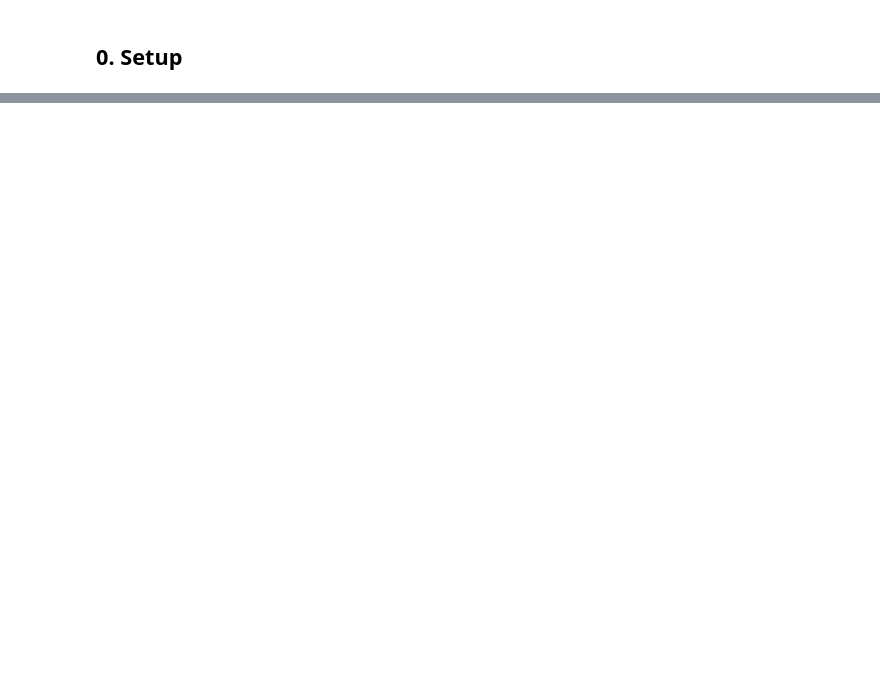
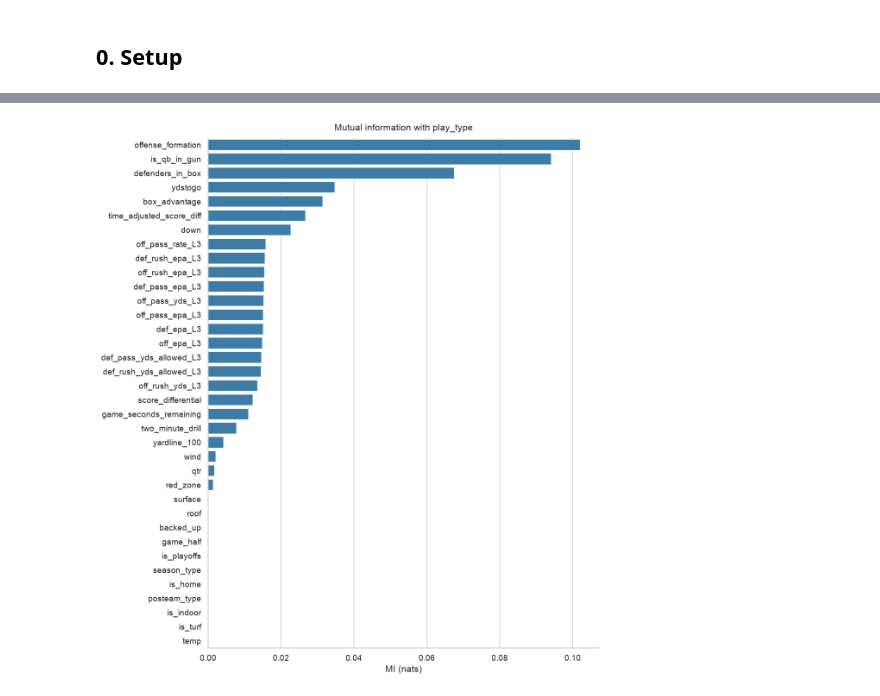
Before and after one commit to cyrusnavasca/nfl-play-intelligence, a Jupyter notebook: notebooks/02_feature_selection.ipynb, the cells around one changed output, grey strips where cells are left out. Drawn from its saved outputs; the diff is of its cells as text; code cells hidden in the pictures; blank space fills up the shorter version.

```diff
--- a/notebooks/02_feature_selection.ipynb
+++ b/notebooks/02_feature_selection.ipynb
@@ -447,0 +202,35 @@ print("    game-theory feature (teams run when opponent expects pass and vice ve
+# %%
+from sklearn.feature_selection import mutual_info_classif
+from sklearn.preprocessing import LabelEncoder
+
+# Assemble a combined matrix: numeric (imputed) + label-encoded categoricals.
+mi_num = X_num_imp.copy()
+
+mi_cat = pd.DataFrame(index=df.index)
+for c in CAT_FEATURES:
+    mi_cat[c] = LabelEncoder().fit_transform(df[c].astype(str))
+
+X_mi = pd.concat([mi_num, mi_cat], axis=1)
+
+# Discrete mask: categoricals, encoded binaries, and low-cardinality integers.
+discrete_cols = set(CAT_FEATURES) | set(ENCODED_FEATURES) | set(CHI2_BINARY_FEATURES) | set(CHI2_DISCRETE_FEATURES)
+discrete_mask = [c in discrete_cols for c in X_mi.columns]
+
+mi = mutual_info_classif(
+    X_mi.values, y.values,
+    discrete_features=discrete_mask,
+    n_neighbors=5,
+    random_state=SEED,
+)
+mi_df = pd.DataFrame({"feature": X_mi.columns, "mutual_info": mi})
+mi_df = mi_df.sort_values("mutual_info", ascending=False).reset_index(drop=True)
+# %%
+fig, ax = plt.subplots(figsize=(10, 11))
+sns.barplot(data=mi_df, y="feature", x="mutual_info", color="#2c7fb8", ax=ax)
+ax.set_title("Mutual information with play_type", pad=10)
+ax.set_xlabel("MI (nats)")
+ax.set_ylabel("")
+plt.tight_layout()
+plt.show()
+# %% [output]
+[figure, added]
```
Also changed, not shown: parts of 33 cells of this notebook, 9 other files.
